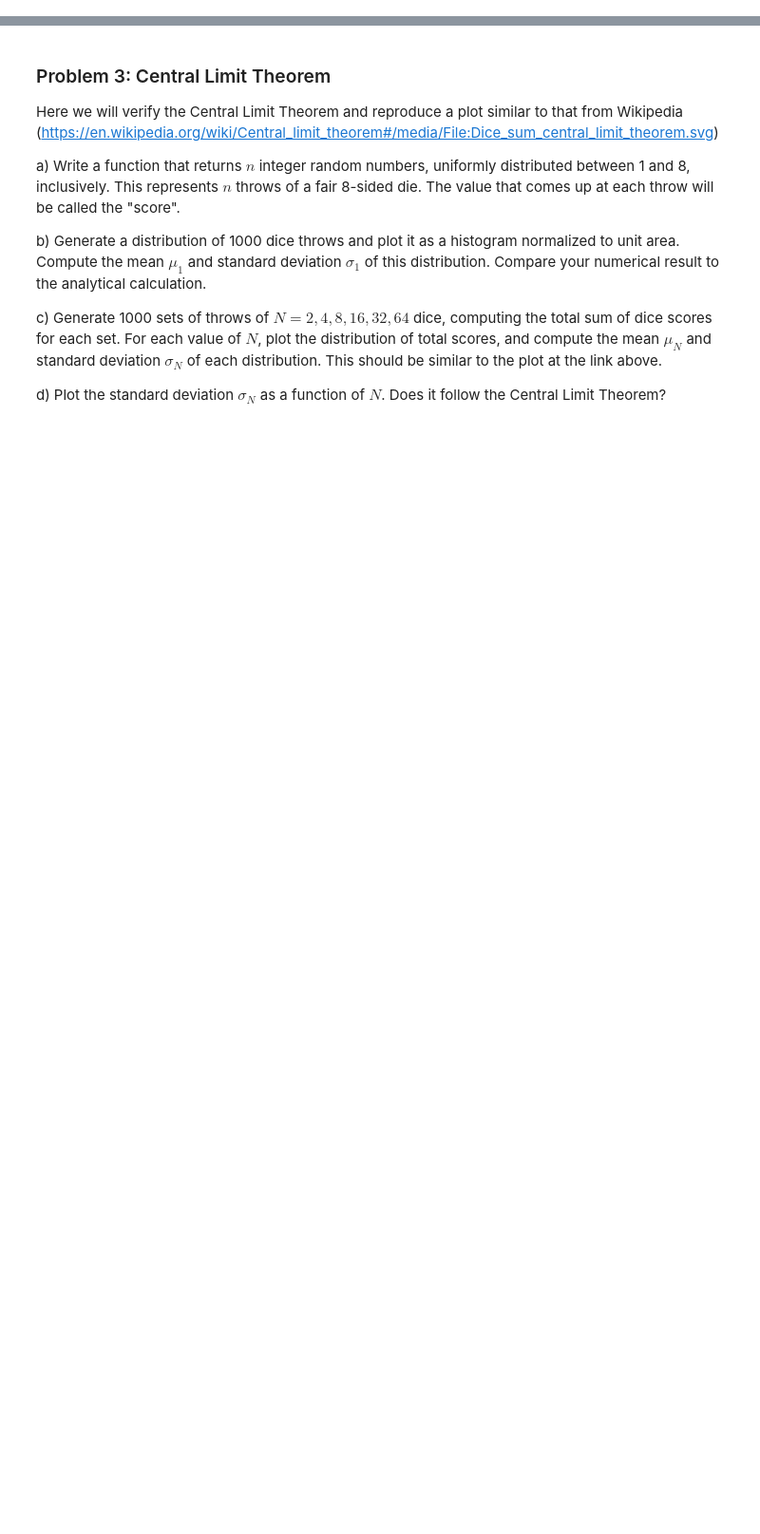
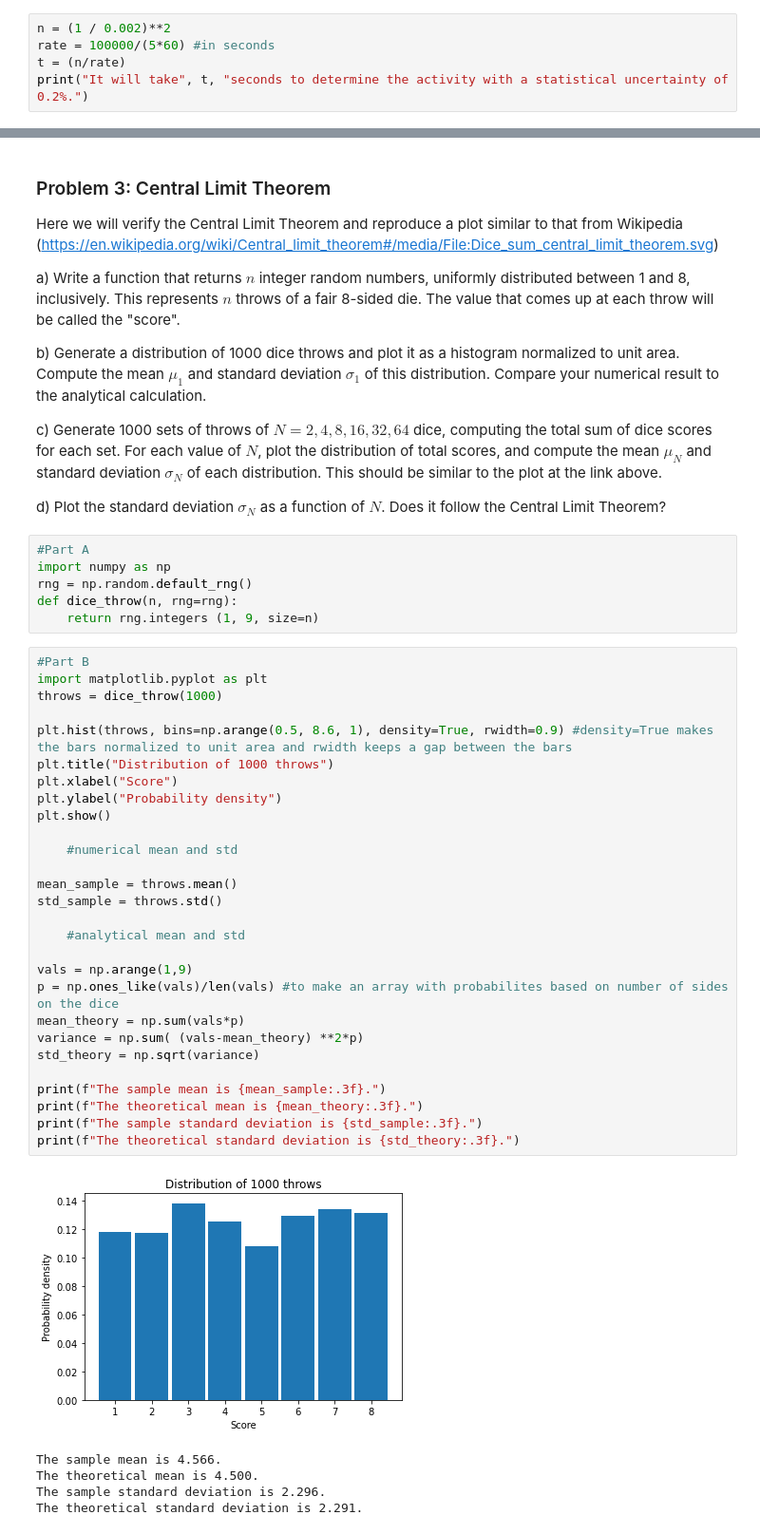
Before and after one commit to amashaperera3/PHYS111B-Lab, a Jupyter notebook: EAX/EAX_F25.ipynb, the cells around one changed output, grey strips where cells are left out. Shown: that part at 95% size. Drawn from its saved outputs; the diff is of its cells as text; blank space fills up the shorter version.

```diff
--- a/EAX/EAX_F25.ipynb
+++ b/EAX/EAX_F25.ipynb
@@ -40,3 +40,8 @@ Important: View the <a href="http://youtu.be/jR54387Wd6c">video introduction to
 We want to measure the activity (number of decays per second, a unit known as Becquerel) of a radioactive source so that we can use it to calibrate the equipment of the gamma-ray experiment. We use an electronic counter and a timer to measure the number of decays in a given time interval. In round numbers we obtain 100,000 decays in 5 minutes. How long does it take (in seconds) in order to determine the activity with a statistical uncertainty of 0.2%? Explain.
 
 Enter the calculation in the cell below. Add a "Markdown" cell to explain your calculation
+# %%
+n = (1 / 0.002)**2
+rate = 100000/(5*60) #in seconds
+t = (n/rate)
+print("It will take", t, "seconds to determine the activity with a statistical uncertainty of 0.2%.")
@@ -66,3 +138,43 @@ b) Generate a distribution of 1000 dice throws and plot it as a histogram normal
 c) Generate 1000 sets of throws of $N=2, 4, 8, 16, 32, 64$ dice, computing the total sum of dice scores for each set. For each value of $N$, plot the distribution of total scores, and compute the mean $\mu_N$ and standard deviation $\sigma_N$ of each distribution. This should be similar to the plot at the link above.
 
 d) Plot the standard deviation $\sigma_N$ as a function of $N$. Does it follow the Central Limit Theorem?
+# %%
+#Part A
+import numpy as np
+rng = np.random.default_rng()
+def dice_throw(n, rng=rng):
+    return rng.integers (1, 9, size=n)
+# %%
+#Part B
+import matplotlib.pyplot as plt
+throws = dice_throw(1000)
+
+plt.hist(throws, bins=np.arange(0.5, 8.6, 1), density=True, rwidth=0.9) #density=True makes the bars normalized to unit area and rwidth keeps a gap between the bars
+plt.title("Distribution of 1000 throws")
+plt.xlabel("Score")
+plt.ylabel("Probability density")
+plt.show()
+
+    #numerical mean and std
+
+mean_sample = throws.mean()
+std_sample = throws.std()
+
+    #analytical mean and std
+
+vals = np.arange(1,9)
+p = np.ones_like(vals)/len(vals) #to make an array with probabilites based on number of sides on the dice
+mean_theory = np.sum(vals*p)
+variance = np.sum( (vals-mean_theory) **2*p)
+std_theory = np.sqrt(variance)
+
+print(f"The sample mean is {mean_sample:.3f}.")
+print(f"The theoretical mean is {mean_theory:.3f}.")
+print(f"The sample standard deviation is {std_sample:.3f}.")
+print(f"The theoretical standard deviation is {std_theory:.3f}.")
+# %% [output]
+[figure, added]
+The sample mean is 4.566.
+The theoretical mean is 4.500.
+The sample standard deviation is 2.296.
+The theoretical standard deviation is 2.291.
```
Also changed, not shown: parts of 36 cells of this notebook.
